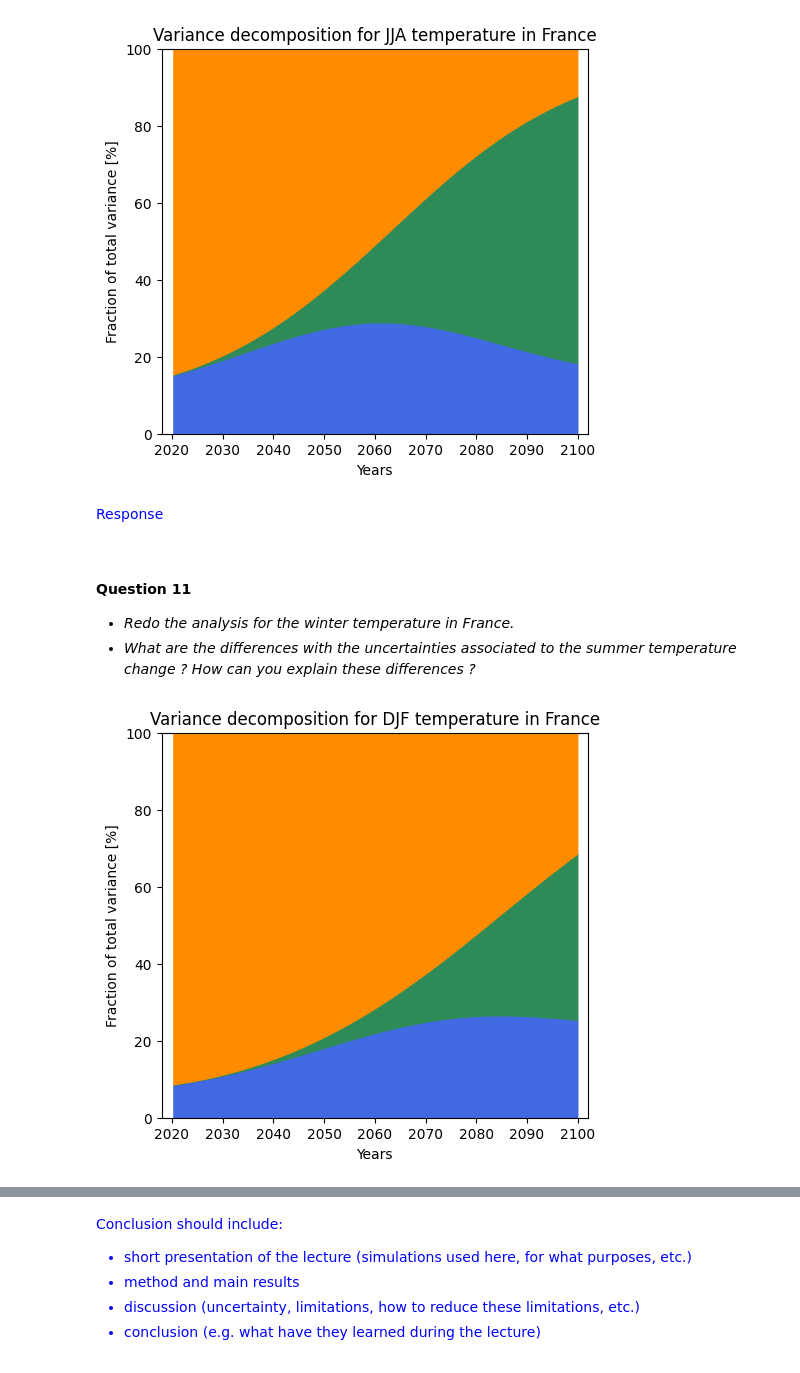
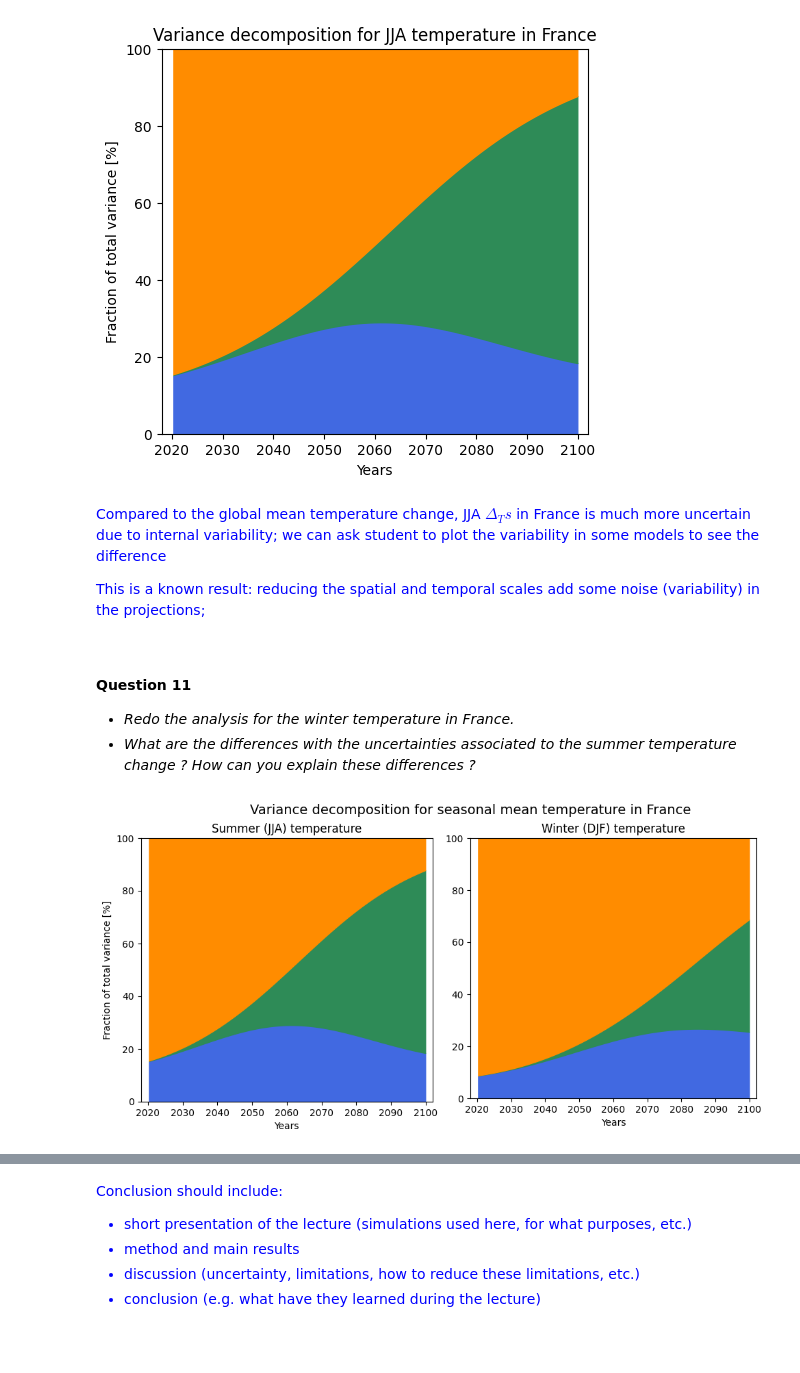
Before and after one commit to acsed-dot/TP-MSOAC-Climate_change, a Jupyter notebook: topics/4-CMIP6_SSP_scenario_uncertainties.ipynb, the cells around one changed output, grey strips where cells are left out. Drawn from its saved outputs; the diff is of its cells as text; code cells hidden in the pictures.

```diff
--- a/topics/4-CMIP6_SSP_scenario_uncertainties.ipynb
+++ b/topics/4-CMIP6_SSP_scenario_uncertainties.ipynb
@@ -1034,19 +1034,19 @@ ssp585['ts_fr_w'] = xr.DataArray(data=df.values,
                            )
 
 # load some model outputs with precip in csv (.asc)
-df = pd.read_csv('../data/'+"T_fr_JJA_ssp126.asc", sep=" ", index_col=0)
+df = pd.read_csv('../data/'+"T_fr_JJA_ssp126.asc", sep=" ")-273.15
 ssp126['ts_fr_s'] = xr.DataArray(data=df.values,
                             dims=('year', 'model'),
                             coords={'year': np.array(df.index), 'model': np.array(df.columns)}
                            )
 
-df = pd.read_csv('../data/'+"T_fr_JJA_ssp245.asc", sep=" ", index_col=0)
+df = pd.read_csv('../data/'+"T_fr_JJA_ssp245.asc", sep=" ")-273.15
 ssp245['ts_fr_s'] = xr.DataArray(data=df.values,
                             dims=('year', 'model'),
                             coords={'year': np.array(df.index), 'model': np.array(df.columns)}
                            )
 
-df = pd.read_csv('../data/'+"T_fr_JJA_ssp585.asc", sep=" ", index_col=0)
+df = pd.read_csv('../data/'+"T_fr_JJA_ssp585.asc", sep=" ")-273.15
 ssp585['ts_fr_s'] = xr.DataArray(data=df.values,
                             dims=('year', 'model'),
                             coords={'year': np.array(df.index), 'model': np.array(df.columns)}
@@ -1060,9 +1060,9 @@ ssp585['tsa_fr_s'] = (ssp585['ts_fr_s'] - ssp585['ts_fr_s'].isel({'year': slice(
 ## Decompose forced and internal variability
 
 # init empty arrays
-forced_ssp126 = np.zeros_like(ssp126['ts_fr_s'])
-forced_ssp245 = np.zeros_like(ssp245['ts_fr_s'])
-forced_ssp585 = np.zeros_like(ssp585['ts_fr_s'])
+forced_ssp126 = np.zeros_like(ssp126['tsa_fr_s'])
+forced_ssp245 = np.zeros_like(ssp245['tsa_fr_s'])
+forced_ssp585 = np.zeros_like(ssp585['tsa_fr_s'])
 
 internal_ssp126 = forced_ssp126.copy()
 internal_ssp245 = forced_ssp126.copy()
@@ -1149,7 +1149,10 @@ _ = ax.set_title(r"Variance decomposition for JJA temperature in France")
 # %% [markdown]
 <font color="blue">
 
-Response
+Compared to the global mean temperature change, JJA $\Delta_Ts$ in France is much more uncertain due to internal variability; we can ask student to plot the variability in some models to see the difference
+
+This is a known result: reducing the spatial and temporal scales add some noise (variability) in the projections;
+
 
 </font>
 # %% [markdown]
@@ -1209,7 +1212,7 @@ internal_var = xr.concat( arrays, dim='year')
 
 iv_variance = internal_var.var(axis=0)    # variance across the scenarios and the years
 iv_mea      = iv_variance.mean().data     # multi-model mean
-V_fr_w      = np.ones_like(ssp126['tsa_fr_w']['year'])*iv_mea
+V_fr_w      = np.ones_like(ssp126['ts_fr_w']['year'])*iv_mea
 
 # 2. Model uncertainty (M)
 M_ssp126 = ssp126['tsa_fr_forced'].var(axis=1)
@@ -1231,27 +1234,31 @@ S_fr_w = forced_avg.var(dim='scenario').data    # variance across the scenarios
 T_fr_w = V_fr_w + M_fr_w + S_fr_w
 # %%
 # Plot uncertainty decomposition
-fig, ax = plt.subplots(1,1, figsize=(5.5, 5))
+if len(fig.axes) == 1:
+    ax = fig.add_axes( (1,0.12,0.76,0.76) )
 
-# plot fraction
-U_mod = 100*M_fr_w/T_fr_w
-U_sce = 100*(M_fr_w + S_fr_w)/T_fr_w
-U_var = 100*(M_fr_w + S_fr_w + V_fr_w)/T_fr_w
+    # plot fraction
+    U_mod = 100*M_fr_w/T_fr_w
+    U_sce = 100*(M_fr_w + S_fr_w)/T_fr_w
+    U_var = 100*(M_fr_w + S_fr_w + V_fr_w)/T_fr_w
 
-ax.fill_between( ssp126['ts_fr_s']['year'], U_mod, np.zeros_like(M_fr_w), color='royalblue')
-ax.fill_between( ssp126['ts_fr_s']['year'], U_sce, U_mod,                 color='seagreen')
-ax.fill_between( ssp126['ts_fr_s']['year'], U_var, U_sce,                 color='darkorange')
+    ax.fill_between( ssp126['ts_fr_s']['year'], U_mod, np.zeros_like(M_fr_w), color='royalblue')
+    ax.fill_between( ssp126['ts_fr_s']['year'], U_sce, U_mod,                 color='seagreen')
+    ax.fill_between( ssp126['ts_fr_s']['year'], U_var, U_sce,                 color='darkorange')
 
-#
-ax.set_ylim((0,100))
-ax.set_xlim((2018, 2102))
-ax.fill_between( [2018, 2020], [100, 100], [0, 0],  color='white')
-ax.set_ylabel('Fraction of total variance [%]')
-ax.set_xlabel('Years')
+    #
+    ax.set_ylim((0,100))
+    ax.set_xlim((2018, 2102))
+    ax.fill_between( [2018, 2020], [100, 100], [0, 0],  color='white')
+    ax.set_xlabel('Years')
 
-_ = ax.set_title(r"Variance decomposition for DJF temperature in France")
+    fig.axes[0].set_title(r"Summer (JJA) temperature")
+    ax.set_title(r"Winter (DJF) temperature",)
+
+fig.suptitle("Variance decomposition for seasonal mean temperature in France", fontsize=14, x=1)
+fig
 # %% [output]
-[figure, old version]
+[figure, new version]
 # %% [markdown]
 <font color="blue">
 
```
Also changed, not shown: parts of 19 cells of this notebook, 1 other file.
